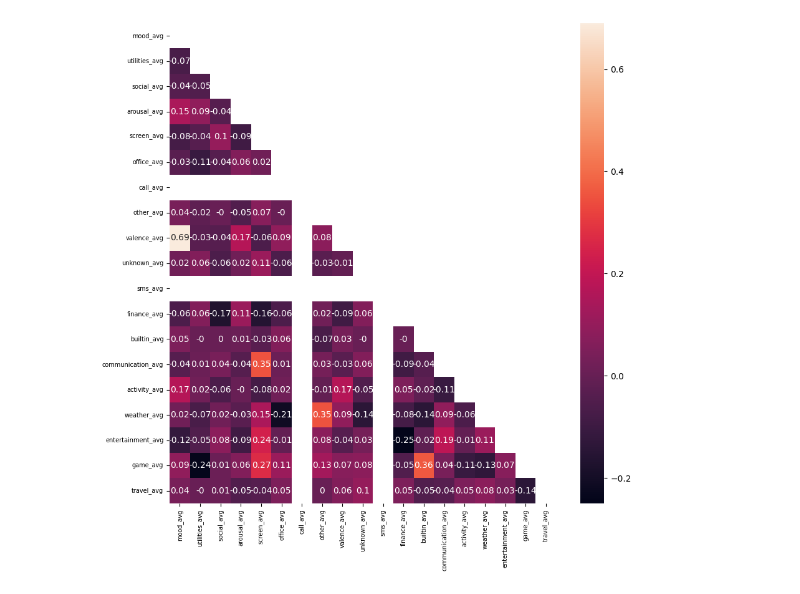
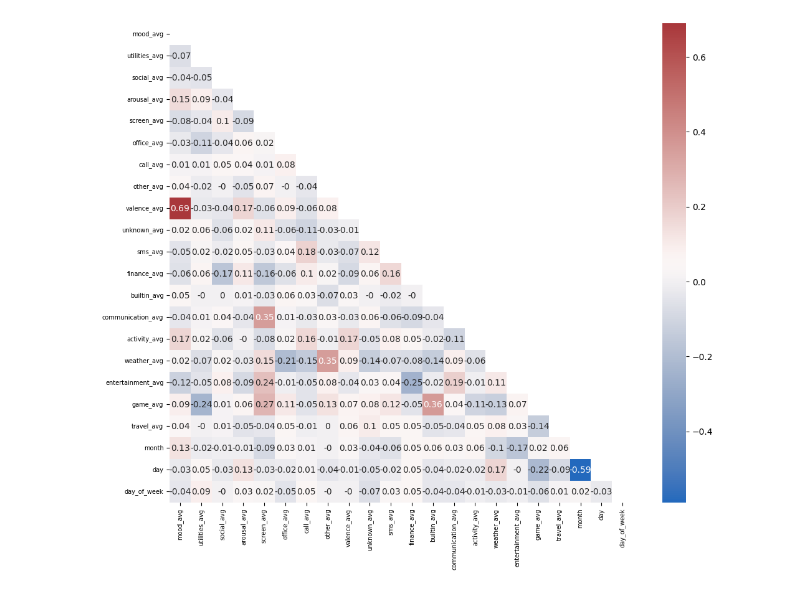
Before and after one commit to Zainab-am/Data-Mining-For-The-Girls, a Jupyter notebook: data_prep.ipynb, the cells around one changed output. Saved outputs shown, nothing was run; the diff lists cells and outputs as text; code cells hidden in the pictures.

```diff
--- a/data_prep.ipynb
+++ b/data_prep.ipynb
@@ -182,17 +210,24 @@ merged
 # %%
-# merged.to_csv("data/merged.csv")
+merged = pd.read_csv("data/merged.csv")
+feature_merged = merged.loc[:, merged.columns != 'mood_avg']
+# feature_merged.to_csv("data/feature_merged.csv", index=False)
+
+merged_select = pd.read_csv("data/merged_select.csv")
+feature_merged_select = merged_select.loc[:, merged_select.columns != 'mood_avg']
+# feature_merged_select.to_csv("data/feature_merged_select.csv", index=False)
+
+merged_sans_nans = pd.read_csv("data/merged_sans_nans.csv")
+feature_merged_sans_nans = merged_sans_nans.loc[:, merged_sans_nans.columns != 'mood_avg']
+# feature_merged_sans_nans.to_csv("data/feature_merged_sans_nans.csv", index=False)
+
+
+# merged_sans_nans = merged.groupby("id", as_index=False).apply(lambda group: group.ffill().bfill())
+# merged_sans_nans.to_csv("data/merged_sans_nans.csv", index=False)
+
+# merged.isnull().sum() # n row is 1268 -> only use features that have <200 nans over 5 months
+
+# merged = merged.loc[:, ['id' , "mood_avg", 'arousal_avg', "screen_avg", "call_avg", "other_avg", "valence_avg", "sms_avg", "builtin_avg", "communication_avg", "activity_avg", "month", "day", "day_of_week"]]
+# merged.dropna(subset = ['id' , "mood_avg", 'arousal_avg', "screen_avg", "call_avg", "other_avg", "valence_avg", "sms_avg", "builtin_avg", "communication_avg", "activity_avg", "month", "day", "day_of_week"], inplace=True)
+# merged = merged.set_index(["id"])
+# merged
+# merged.to_csv("data/merged_select.csv")
-# %%
-import seaborn as sns
-import numpy as np
-
-fig, ax = plt.subplots(figsize=(10, 10))
-
-mat = merged.corr().round(2)
-mask = np.triu(np.ones_like(mat, dtype=bool))
-sns.heatmap(mat, annot=True, mask=mask)
-
-plt.xticks(fontsize = 7)
-plt.yticks(fontsize = 7)
-plt.show()
-# %% [output]
-[figure, removed]
@@ -198,0 +242,22 @@ plt.show()
+# %%
+import seaborn as sns
+import numpy as np
+
+fig, ax = plt.subplots(figsize=(12, 10))
+
+mat = merged.iloc[: , 2:].corr().round(2)
+mat2 = merged_select.iloc[: , 1:].corr().round(2)
+mat3 = merged_sans_nans.iloc[: , 2:].corr().round(2)
+
+mask = np.triu(np.ones_like(mat, dtype=bool))
+mask2 = np.triu(np.ones_like(mat2, dtype=bool))
+mask3 = np.triu(np.ones_like(mat3, dtype=bool))
+
+plt.xticks(fontsize = 7)
+plt.yticks(fontsize = 7)
+
+# standard
+sns.heatmap(mat, annot=True, cmap="vlag", mask=mask)
+plt.show()
+# %% [output]
+[figure, added]
```
Also changed, not shown: parts of 17 cells of this notebook, 7 other files.
